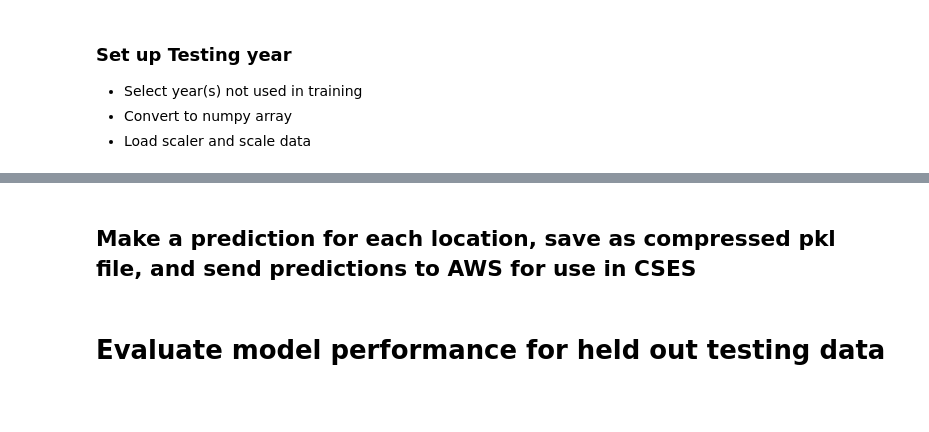
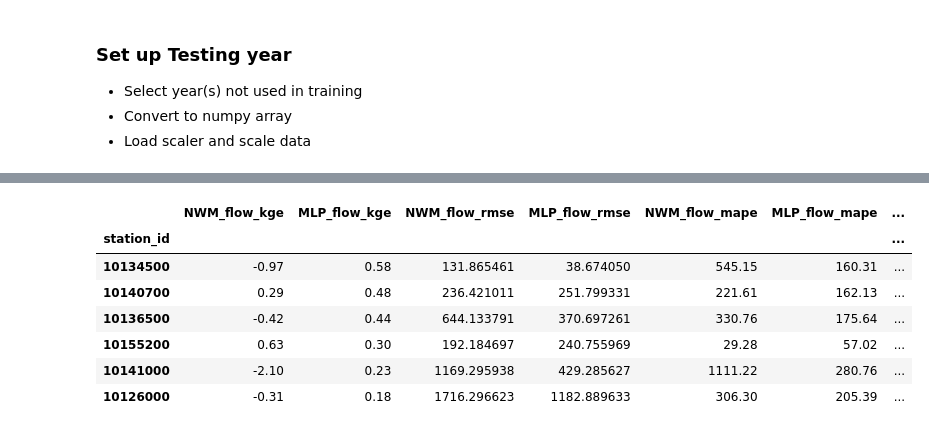
Before and after one commit to whitelightning450/NWM_ML, a Jupyter notebook: RJ/ModelDevelopment/mlp.ipynb, the cells around one changed output, grey strips where cells are left out. Cells and saved outputs as stored; diff of their text form; code cells hidden in the pictures; blank space fills up the shorter version.

```diff
--- a/RJ/ModelDevelopment/mlp.ipynb
+++ b/RJ/ModelDevelopment/mlp.ipynb
@@ -173,14 +182,50 @@ y_train_scaled_t = y_train_scaled_t.to(device)
 # %%
 #Train the model
 # Hyperparameters
-epochs = 10
+epochs = 75 # - seems to converge around 80 epochs with 100 batrch size
 batch_size = 100
-learning_rate = 0.0001  #look up learning rate scheduler https://www.geeksforgeeks.org/understanding-pytorch-learning-rate-scheduling/
+learning_rate = 0.0001  #look up learning rate scheduler https://www.geeksforgeeks.org/understanding-pytorch-learning-rate-scheduling/ -  smaller learning rates doing better!
 decay = 0.0005
-validation_split = 0.25 #where to put this??
-layers = x_train_scaled_t.shape[1], 128,128,64,64,32,16
+L1 = 128
+L2 = 128
+L3 = 64
+L4 = 64
+L5 = 32
+L6 = 16
+layers = x_train_scaled_t.shape[1], L1, L2, L3, L4, L5, L6
 params =  learning_rate, decay, epochs, batch_size
 loss_func = nn.MSELoss()
 
-mlp_model.mlp_train(x_train_scaled_t,y_train_scaled_t, layers, params, loss_func, model_path, modelname)
+#Train the model
+mlp_model.mlp_train(x_train_scaled_t,
+                    y_train_scaled_t,
+                    layers, params,
+                    loss_func,
+                    model_path,
+                    modelname,
+                    shuffle = True)
+
+
+#Make a prediction for each location, save as compressed pkl file, and send predictions to AWS for use in CSES
+Preds_Dict = mlp_model.mlp_predict(test_years,
+                      layers,
+                      model_path,
+                      modelname,
+                      stations,
+                      x_test_temp,
+                      x_test_scaled,
+                      y_test_temp,
+                      StreamStats,
+                      station_index_list)
+
+#Evaluate model performance of the different models, 'flow_cfs_pred',
+prediction_columns = ['NWM_flow', f"{modelname}_flow"]
+Eval_DF = Simple_Eval.Simple_Eval(Preds_Dict,
+                                  prediction_columns,
+                                  modelname,
+                                  supply = False,
+                                  plots = False,
+                                  keystats = False
+                                  )
+Eval_DF
 # %% [output]
@@ -199,2 +249,8 @@ Run Time: 6.151813268661499 seconds
+|  | NWM_flow_kge | MLP_flow_kge | NWM_flow_rmse | MLP_flow_rmse | NWM_flow_mape | MLP_flow_mape | ... |
+| station_id |  |  |  |  |  |  | ... |
+| 10134500 | -0.97 | 0.58 | 131.865461 | 38.674050 | 545.15 | 160.31 | ... |
+| 10140700 | 0.29 | 0.48 | 236.421011 | 251.799331 | 221.61 | 162.13 | ... |
+| 10136500 | -0.42 | 0.44 | 644.133791 | 370.697261 | 330.76 | 175.64 | ... |
+| 10155200 | 0.63 | 0.30 | 192.184697 | 240.755969 | 29.28 | 57.02 | ... |
+| 10141000 | -2.10 | 0.23 | 1169.295938 | 429.285627 | 1111.22 | 280.76 | ... |
+| 10126000 | -0.31 | 0.18 | 1716.296623 | 1182.889633 | 306.30 | 205.39 | ... |
-# %% [markdown]
-## Make a prediction for each location, save as compressed pkl file, and send predictions to AWS for use in CSES
@@ -220,2 +256,0 @@ Preds_Dict = mlp_model.mlp_predict(test_years,
-# %% [markdown]
-# Evaluate model performance for held out testing data
```
Also changed, not shown: parts of 18 cells of this notebook, 4 other files.
